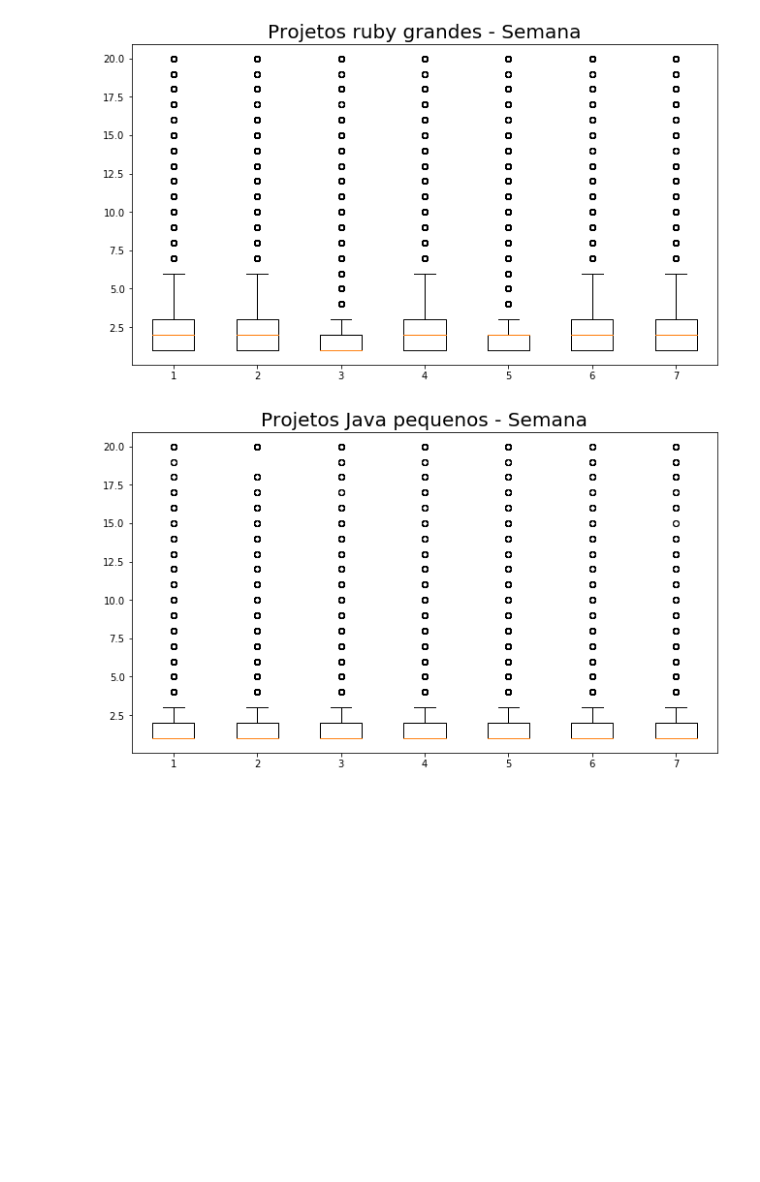
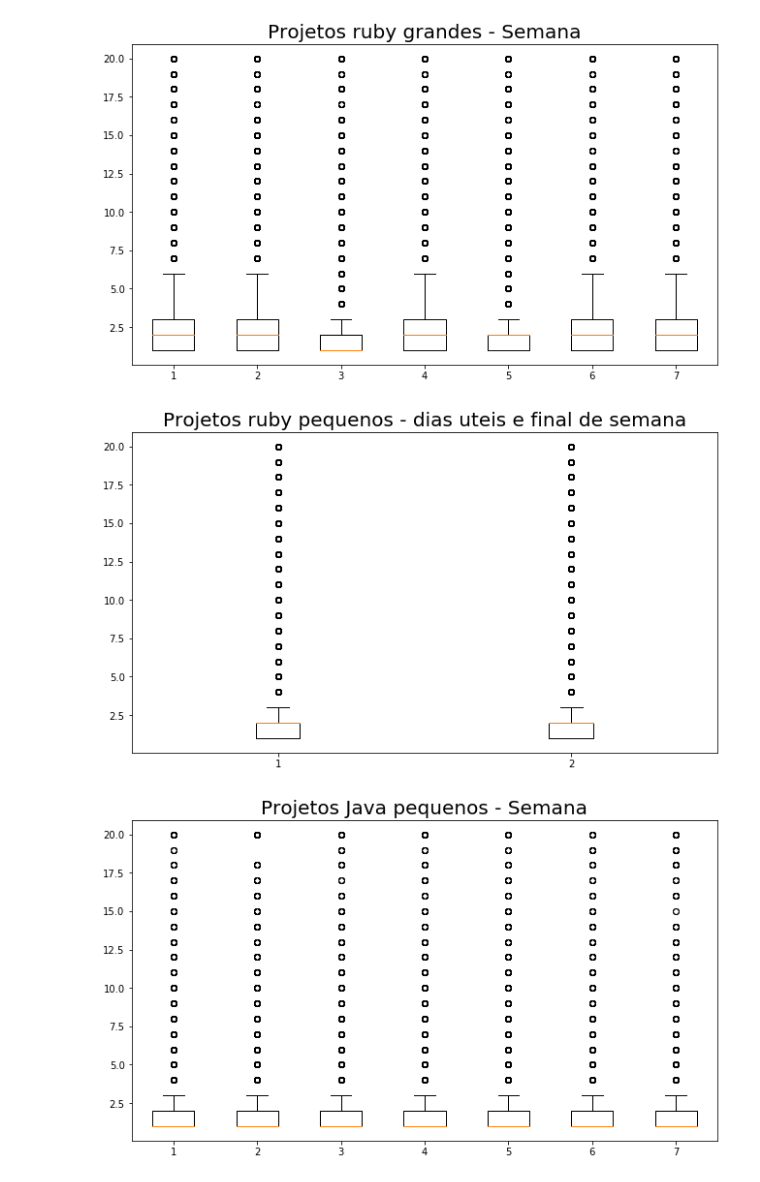
Before and after one commit to wagnernegrao/ci-analysis, a Jupyter notebook: ci_analysis.ipynb, the cells around one changed output. Saved outputs shown, nothing was run; the diff lists cells and outputs as text; code cells hidden in the pictures; blank space fills up the shorter version.

Commit message:
adicionado filtro para build quebrada na sexta e plot por dia de semana e final de semana

```diff
--- a/ci_analysis.ipynb
+++ b/ci_analysis.ipynb
@@ -24,7 +24,8 @@ dataset = pd.read_csv(FILE, sep=',', engine='c',usecols=['gh_team_size',
                                                          'tr_log_num_tests_ok',
                                                          'tr_log_num_tests_failed' ,
                                                          'tr_log_num_tests_skipped',
-                                                         'gh_sloc'],dtype={ 'tr_build_id': np.float32,
+                                                         'gh_sloc',
+                                                         'tr_log_bool_tests_failed'],dtype={ 'tr_build_id': np.float32,
                                                                                             'gh_project_name': 'category',
                                                                                             'gh_is_pr': np.bool,
                                                                                             'gh_pr_created_at': 'category',
@@ -40,7 +41,8 @@ dataset = pd.read_csv(FILE, sep=',', engine='c',usecols=['gh_team_size',
                                                                                             'tr_log_num_tests_ok': np.float32,
                                                                                             'tr_log_num_tests_failed': np.float32,
                                                                                             'tr_log_num_tests_skipped': np.float32,
-                                                                                            'gh_sloc': np.int32}, encoding='utf-8')
+                                                                                            'gh_sloc': np.int32,
+                                                                                            'tr_log_bool_tests_failed':np.bool}, encoding='utf-8')
 # %%
 dataset = dataset.loc[dataset['git_branch'] == 'master']
 dataset = dataset.dropna(subset=['gh_num_commits_in_push']) #Remove NaN da coluna especificada
@@ -315,8 +316,10 @@ Name: gh_pushed_at, dtype: float64
 # %% [markdown]
 4 - Boxplot por semana e por mês
 # %%
-def plot_box(title, plot1, plot2, plot3, plot4, plot5, plot6, plot7, plot8=None, plot9=None, plot10=None, plot11=None, plot12=None):
+def plot_box(title, plot1, plot2, plot3=None, plot4=None, plot5=None, plot6=None, plot7=None, plot8=None, plot9=None, plot10=None, plot11=None, plot12=None):
 
+    #if(plot3 == None):
+    #    data=[plot1,plot2]
     if(plot8 == None):
         data=[plot1, plot2, plot3, plot4, plot5, plot6, plot7]
     else:
@@ -336,4 +339,30 @@ def commits_weekday(dataframe):
         day = dataframe.loc[(dataframe.gh_pushed_at.dt.weekday == i)]
         weekday.append(day.gh_num_commits_in_push)
     return(weekday)
+# %%
+def commits_weekend(dataframe):
+    weekday = []
+
+    day = dataframe.loc[(dataframe.gh_pushed_at.dt.weekday < 5)]
+    weekday.append(day.gh_num_commits_in_push)
+
+    day_ = dataframe.loc[(dataframe.gh_pushed_at.dt.weekday >= 5)]
+    weekday.append(day_.gh_num_commits_in_push)
+
+    return(weekday)
+# %%
+dataframe_l = size_project('ruby', 2)
+dataframe_m = size_project('ruby', 3)
+dataframe_h = size_project('ruby', 4)
+
+# dataframe = dataframe.loc[dataframe['gh_num_commits_in_push'] > ?]
+# dataframe_l = dataframe_l.drop_duplicates(['tr_build_id']) # No projeto todo
+weekday_l = commits_weekday(dataframe_l)
+weekday_m = commits_weekday(dataframe_m)
+weekday_h = commits_weekday(dataframe_h)
+
+weekend_l = commits_weekend(dataframe_l)
+weekend_m = commits_weekend(dataframe_m)
+weekend_h = commits_weekend(dataframe_h)
+#print('1: {} - 2: {} - 3: {} - 4: {} - 5: {} - 6:{} - 7: {}'.format(weekday[0], weekday[1], weekday[2], weekday[3], weekday[4], weekday[5], weekday[6]))
 # %%
@@ -355,6 +373,10 @@ plot_box('Projetos ruby grandes - Semana', weekday_h[0], weekday_h[1], weekday_h
 [figure]
 [figure]
 [figure]
+# %%
+plot_box('Projetos ruby pequenos - dias uteis e final de semana', weekend_l[0], weekend_l[1])
+# %% [output]
+[figure, added]
 # %%
 dataframe_l = size_project('java', 2)
 dataframe_m = size_project('java', 3)
```
Also changed, not shown: parts of 8 cells of this notebook.
